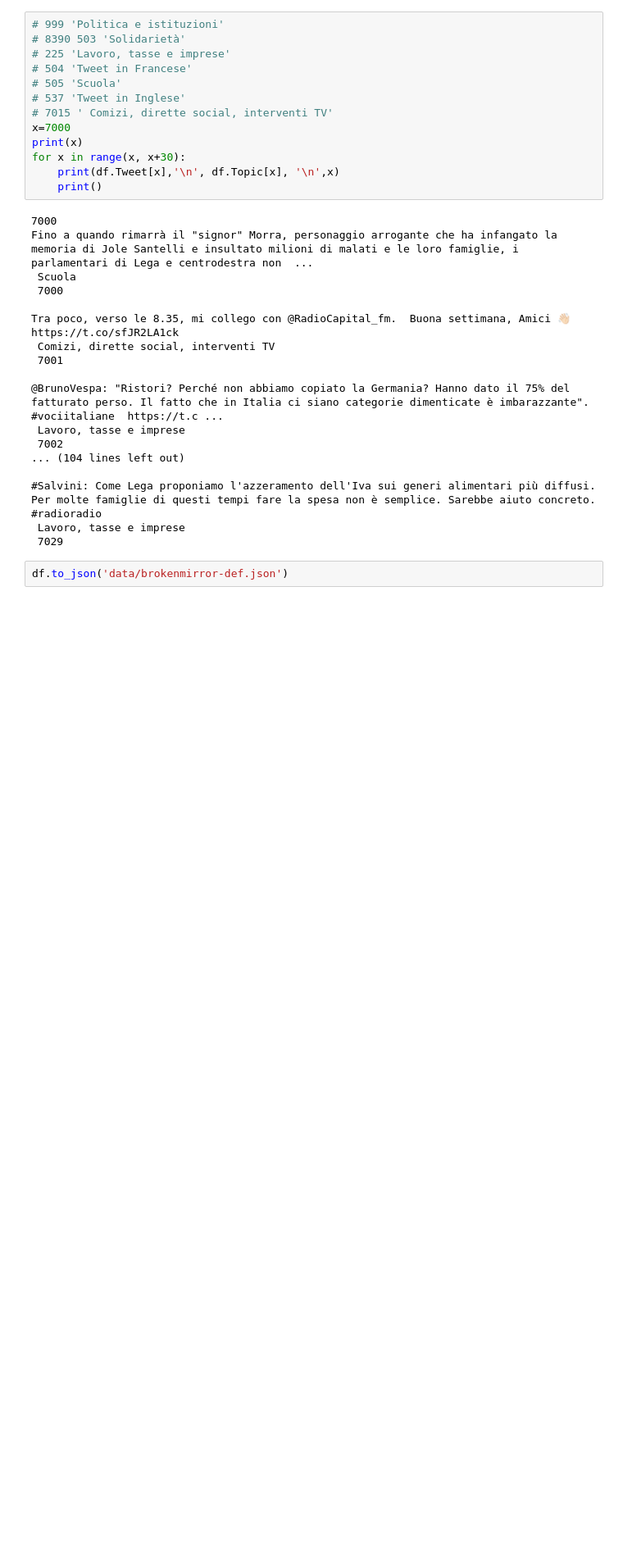
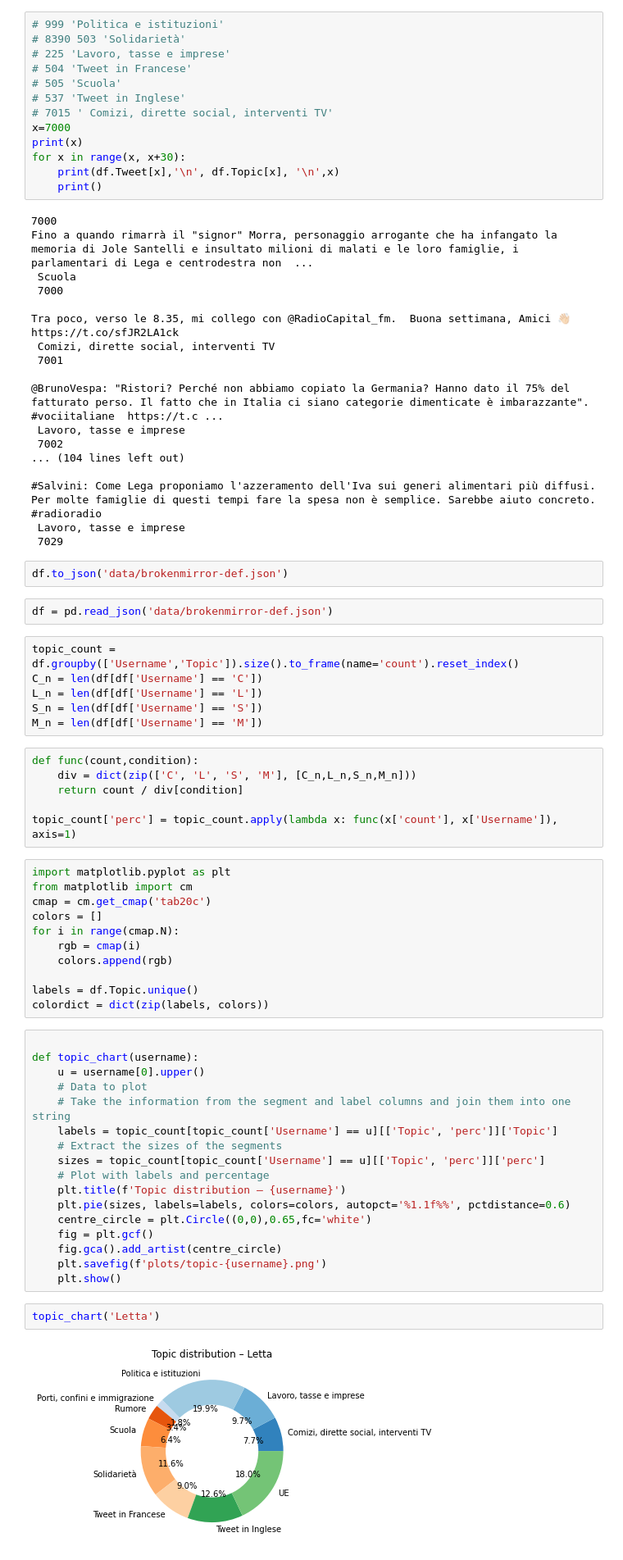
Before and after one commit to FedericoMz/BrokenMirror, a Jupyter notebook: BM-topics.ipynb, the cells around one changed output. Shown at 82% size. Cells and saved outputs as stored; diff of their text form; blank space fills up the shorter version.

Commit message:
Topic plots

```diff
--- a/BM-topics.ipynb
+++ b/BM-topics.ipynb
@@ -230,3 +230,49 @@ Tra poco, verso le 8.35, mi collego con @RadioCapital_fm.  Buona settimana, Amic
  7029
 # %%
 df.to_json('data/brokenmirror-def.json')
+# %%
+df = pd.read_json('data/brokenmirror-def.json')
+# %%
+topic_count = df.groupby(['Username','Topic']).size().to_frame(name='count').reset_index()
+C_n = len(df[df['Username'] == 'C'])
+L_n = len(df[df['Username'] == 'L'])
+S_n = len(df[df['Username'] == 'S'])
+M_n = len(df[df['Username'] == 'M'])
+# %%
+def func(count,condition):
+    div = dict(zip(['C', 'L', 'S', 'M'], [C_n,L_n,S_n,M_n]))
+    return count / div[condition]
+
+topic_count['perc'] = topic_count.apply(lambda x: func(x['count'], x['Username']), axis=1)
+# %%
+import matplotlib.pyplot as plt
+from matplotlib import cm
+cmap = cm.get_cmap('tab20c')
+colors = []
+for i in range(cmap.N):
+    rgb = cmap(i)
+    colors.append(rgb)
+
+labels = df.Topic.unique()
+colordict = dict(zip(labels, colors))
+# %%
+
+def topic_chart(username):
+    u = username[0].upper()
+    # Data to plot
+    # Take the information from the segment and label columns and join them into one string
+    labels = topic_count[topic_count['Username'] == u][['Topic', 'perc']]['Topic']
+    # Extract the sizes of the segments
+    sizes = topic_count[topic_count['Username'] == u][['Topic', 'perc']]['perc']
+    # Plot with labels and percentage
+    plt.title(f'Topic distribution – {username}')
+    plt.pie(sizes, labels=labels, colors=colors, autopct='%1.1f%%', pctdistance=0.6)
+    centre_circle = plt.Circle((0,0),0.65,fc='white')
+    fig = plt.gcf()
+    fig.gca().add_artist(centre_circle)
+    plt.savefig(f'plots/topic-{username}.png')
+    plt.show()
+# %%
+topic_chart('Letta')
+# %% [output]
+[figure, added]
```
Also changed, not shown: parts of 4 cells of this notebook, 34 other files.
